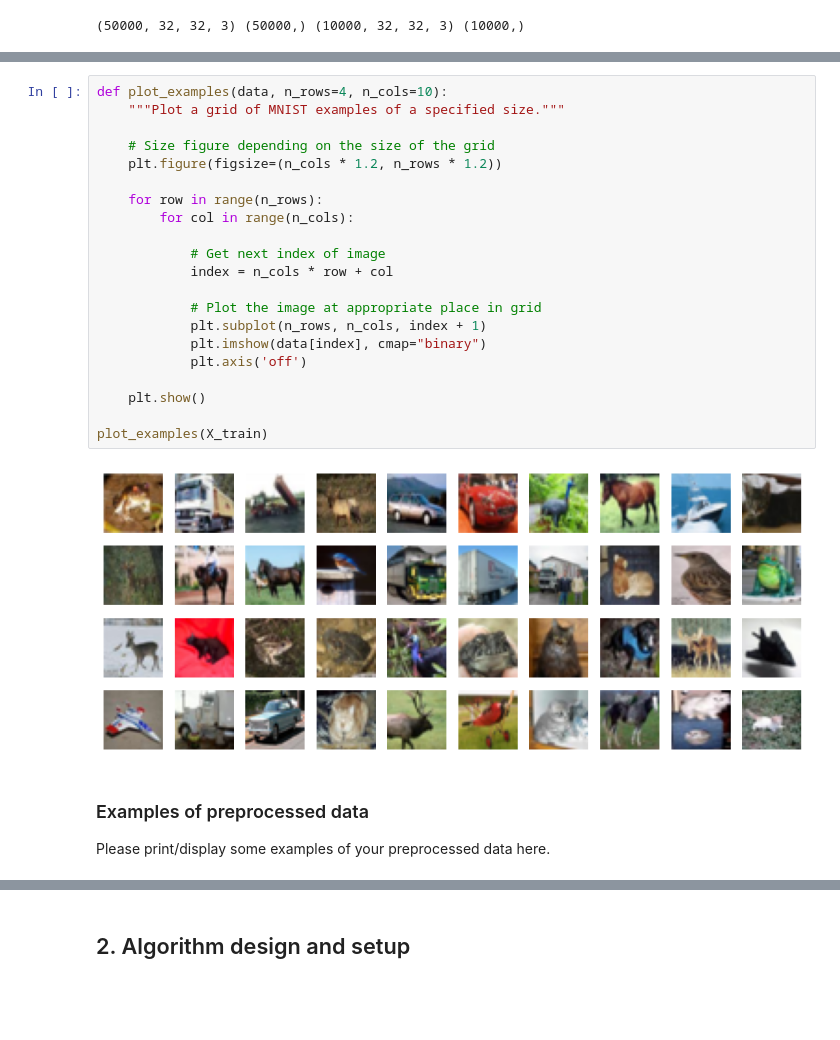
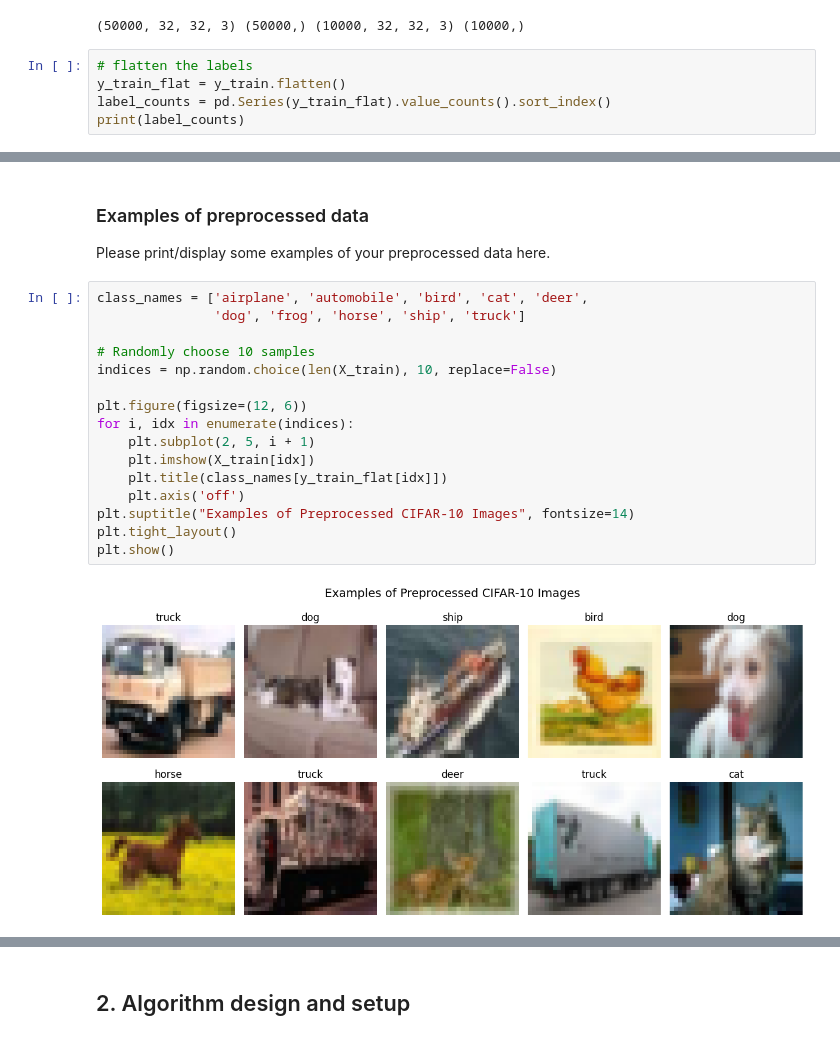
Before and after one commit to stephensusanto/MLDM, a Jupyter notebook: COMP5318-assignment2-template-notebook.ipynb, the cells around one changed output, grey strips where cells are left out. Saved outputs shown, nothing was run; the diff lists cells and outputs as text; blank space fills up the shorter version.

```diff
--- a/COMP5318-assignment2-template-notebook.ipynb
+++ b/COMP5318-assignment2-template-notebook.ipynb
@@ -44,3 +56,8 @@ y_test = np.load('Assignment2Data/y_test.npy')
 print(X_train.shape, y_train.shape, X_test.shape, y_test.shape)
 # %% [output]
 (50000, 32, 32, 3) (50000,) (10000, 32, 32, 3) (10000,)
+# %%
+# flatten the labels
+y_train_flat = y_train.flatten()
+label_counts = pd.Series(y_train_flat).value_counts().sort_index()
+print(label_counts)
@@ -350,26 +136,21 @@ Test Accuracy: 0.7196999788284302
-# %%
-def plot_examples(data, n_rows=4, n_cols=10):
-    """Plot a grid of MNIST examples of a specified size."""
-
-    # Size figure depending on the size of the grid
-    plt.figure(figsize=(n_cols * 1.2, n_rows * 1.2))
-
-    for row in range(n_rows):
-        for col in range(n_cols):
-
-            # Get next index of image
-            index = n_cols * row + col
-
-            # Plot the image at appropriate place in grid
-            plt.subplot(n_rows, n_cols, index + 1)
-            plt.imshow(data[index], cmap="binary")
-            plt.axis('off')
-
-    plt.show()
-
-plot_examples(X_train)
-# %% [output]
-[figure, removed]
 # %% [markdown]
 ### Examples of preprocessed data
 Please print/display some examples of your preprocessed data here.
+# %%
+class_names = ['airplane', 'automobile', 'bird', 'cat', 'deer',
+               'dog', 'frog', 'horse', 'ship', 'truck']
+
+# Randomly choose 10 samples
+indices = np.random.choice(len(X_train), 10, replace=False)
+
+plt.figure(figsize=(12, 6))
+for i, idx in enumerate(indices):
+    plt.subplot(2, 5, i + 1)
+    plt.imshow(X_train[idx])
+    plt.title(class_names[y_train_flat[idx]])
+    plt.axis('off')
+plt.suptitle("Examples of Preprocessed CIFAR-10 Images", fontsize=14)
+plt.tight_layout()
+plt.show()
+# %% [output]
+[figure, added]
```
Also changed, not shown: parts of 20 cells of this notebook.
